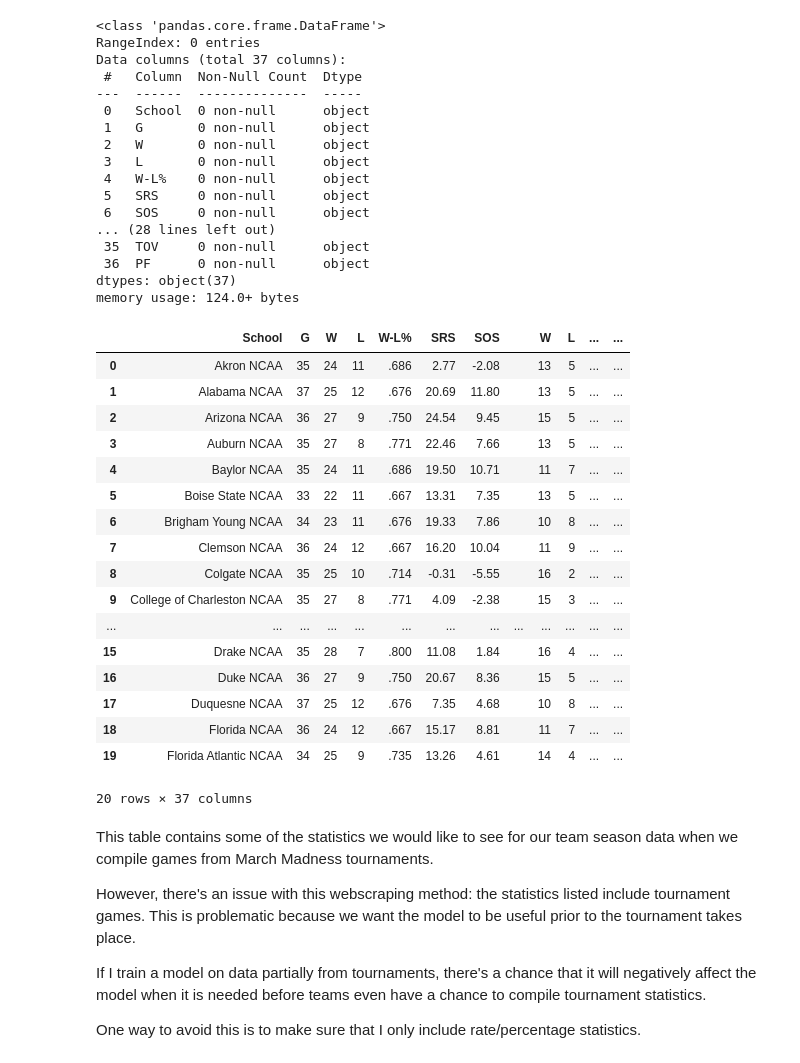
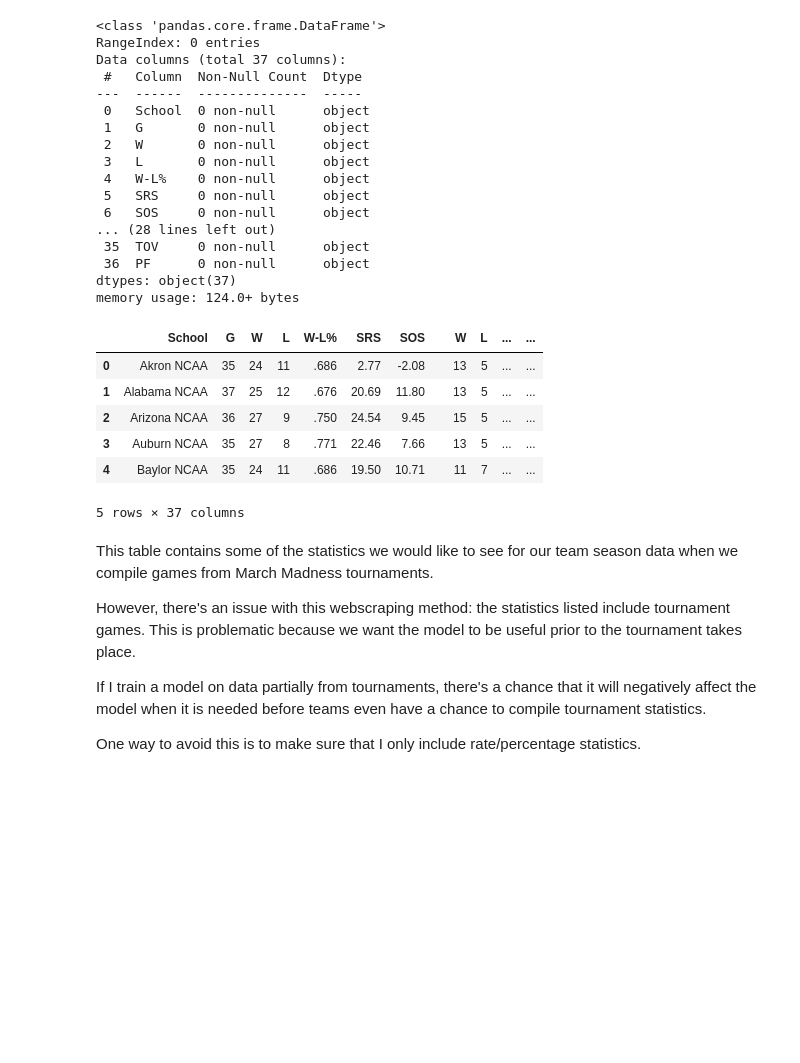
Before and after one commit to BARATZL/march-madness-supML, a Jupyter notebook: NCAAMB_ML.ipynb, the cells around one changed output. Drawn from its saved outputs; the diff is of its cells as text; code cells hidden in the pictures; blank space fills up the shorter version.

Commit message:
23-24 table ready

```diff
--- a/NCAAMB_ML.ipynb
+++ b/NCAAMB_ML.ipynb
@@ -104,24 +104,13 @@ for row in rows:
-# %%
-ncaa2324.head(20)
-# %% [output]
-|  | School | G | W | L | W-L% | SRS | SOS |  | W | L | ... | ... |
-| 0 | Akron NCAA | 35 | 24 | 11 | .686 | 2.77 | -2.08 |  | 13 | 5 | ... | ... |
-| 1 | Alabama NCAA | 37 | 25 | 12 | .676 | 20.69 | 11.80 |  | 13 | 5 | ... | ... |
-| 2 | Arizona NCAA | 36 | 27 | 9 | .750 | 24.54 | 9.45 |  | 15 | 5 | ... | ... |
-| 3 | Auburn NCAA | 35 | 27 | 8 | .771 | 22.46 | 7.66 |  | 13 | 5 | ... | ... |
-| 4 | Baylor NCAA | 35 | 24 | 11 | .686 | 19.50 | 10.71 |  | 11 | 7 | ... | ... |
-| 5 | Boise State NCAA | 33 | 22 | 11 | .667 | 13.31 | 7.35 |  | 13 | 5 | ... | ... |
-| 6 | Brigham Young NCAA | 34 | 23 | 11 | .676 | 19.33 | 7.86 |  | 10 | 8 | ... | ... |
-| 7 | Clemson NCAA | 36 | 24 | 12 | .667 | 16.20 | 10.04 |  | 11 | 9 | ... | ... |
-| 8 | Colgate NCAA | 35 | 25 | 10 | .714 | -0.31 | -5.55 |  | 16 | 2 | ... | ... |
-| 9 | College of Charleston NCAA | 35 | 27 | 8 | .771 | 4.09 | -2.38 |  | 15 | 3 | ... | ... |
-| ... | ... | ... | ... | ... | ... | ... | ... | ... | ... | ... | ... | ... |
-| 15 | Drake NCAA | 35 | 28 | 7 | .800 | 11.08 | 1.84 |  | 16 | 4 | ... | ... |
-| 16 | Duke NCAA | 36 | 27 | 9 | .750 | 20.67 | 8.36 |  | 15 | 5 | ... | ... |
-| 17 | Duquesne NCAA | 37 | 25 | 12 | .676 | 7.35 | 4.68 |  | 10 | 8 | ... | ... |
-| 18 | Florida NCAA | 36 | 24 | 12 | .667 | 15.17 | 8.81 |  | 11 | 7 | ... | ... |
-| 19 | Florida Atlantic NCAA | 34 | 25 | 9 | .735 | 13.26 | 4.61 |  | 14 | 4 | ... | ... |
-20 rows × 37 columns
+# %%
+ncaa2324.head(5)  # checking things here
+# %% [output]
+|  | School | G | W | L | W-L% | SRS | SOS |  | W | L | ... | ... |
+| 0 | Akron NCAA | 35 | 24 | 11 | .686 | 2.77 | -2.08 |  | 13 | 5 | ... | ... |
+| 1 | Alabama NCAA | 37 | 25 | 12 | .676 | 20.69 | 11.80 |  | 13 | 5 | ... | ... |
+| 2 | Arizona NCAA | 36 | 27 | 9 | .750 | 24.54 | 9.45 |  | 15 | 5 | ... | ... |
+| 3 | Auburn NCAA | 35 | 27 | 8 | .771 | 22.46 | 7.66 |  | 13 | 5 | ... | ... |
+| 4 | Baylor NCAA | 35 | 24 | 11 | .686 | 19.50 | 10.71 |  | 11 | 7 | ... | ... |
+5 rows × 37 columns
 # %% [markdown]
 This table contains some of the statistics we would like to see for our team season data when we compile games from March Madness tournaments.
 
```
Also changed, not shown: parts of 17 cells of this notebook.
